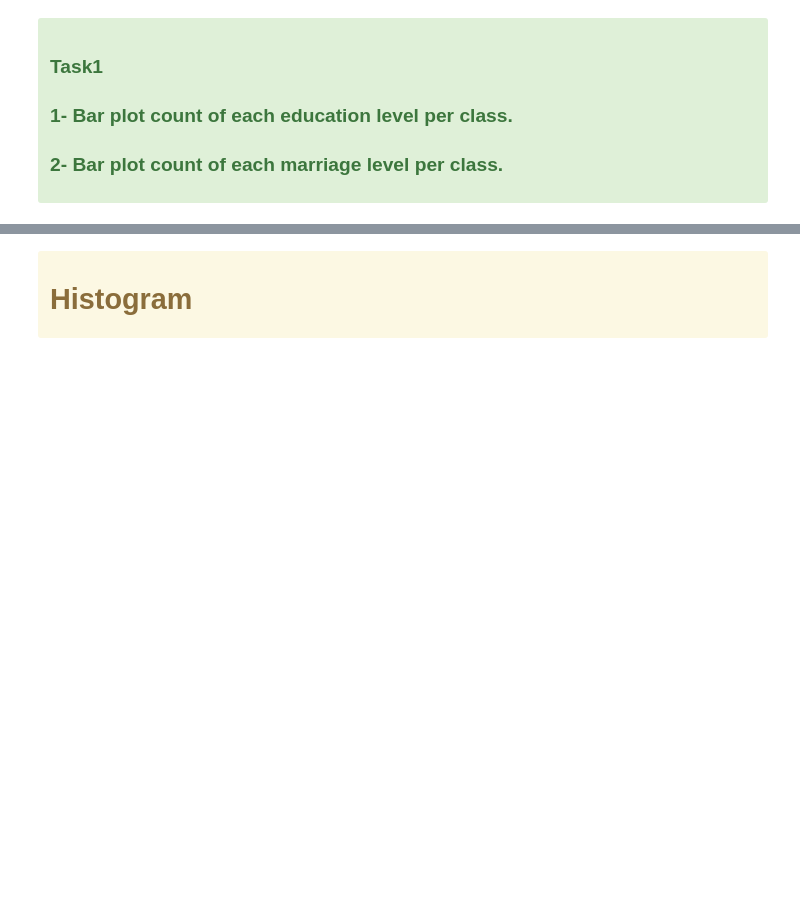
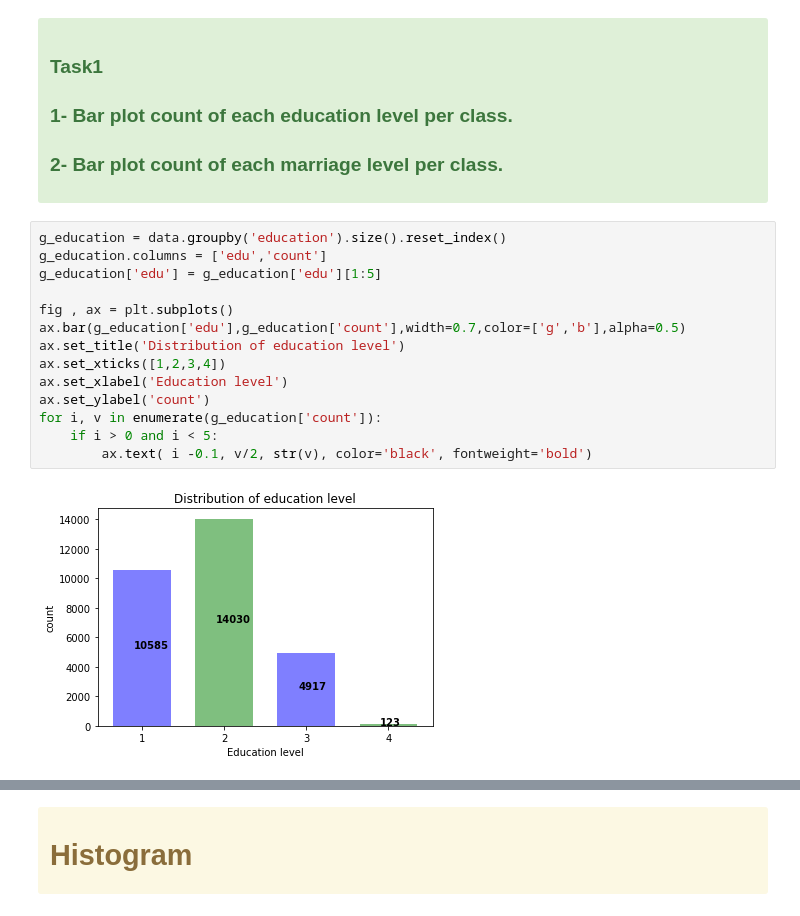
Before and after one commit to felrock/datamining, a Jupyter notebook: lab/lab1.ipynb, the cells around one changed output, grey strips where cells are left out. Saved outputs shown, nothing was run; the diff lists cells and outputs as text; blank space fills up the shorter version.

```diff
--- a/lab/lab1.ipynb
+++ b/lab/lab1.ipynb
@@ -108,3 +102,19 @@ ax = sns.countplot(x='sex',hue='default',data=data)
 ### 2- Bar plot count of each marriage level per class.
 
 </div>
+# %%
+g_education = data.groupby('education').size().reset_index()
+g_education.columns = ['edu','count']
+g_education['edu'] = g_education['edu'][1:5]
+
+fig , ax = plt.subplots()
+ax.bar(g_education['edu'],g_education['count'],width=0.7,color=['g','b'],alpha=0.5)
+ax.set_title('Distribution of education level')
+ax.set_xticks([1,2,3,4])
+ax.set_xlabel('Education level')
+ax.set_ylabel('count')
+for i, v in enumerate(g_education['count']):
+    if i > 0 and i < 5:
+        ax.text( i -0.1, v/2, str(v), color='black', fontweight='bold')
+# %% [output]
+[figure, added]
```
Also changed, not shown: parts of 13 cells of this notebook.
